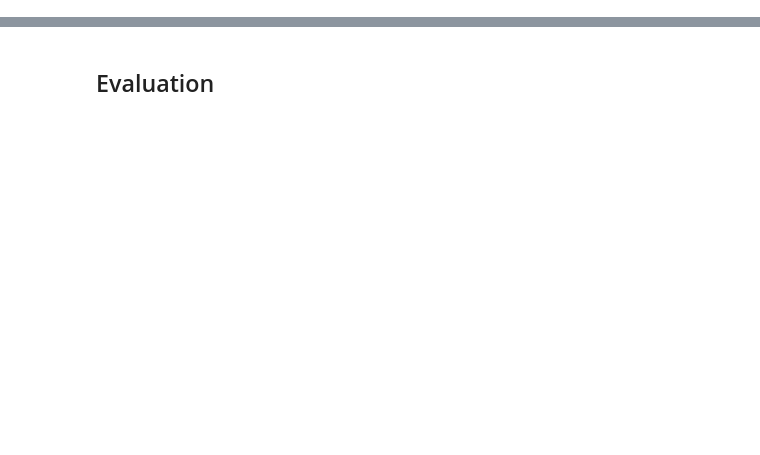
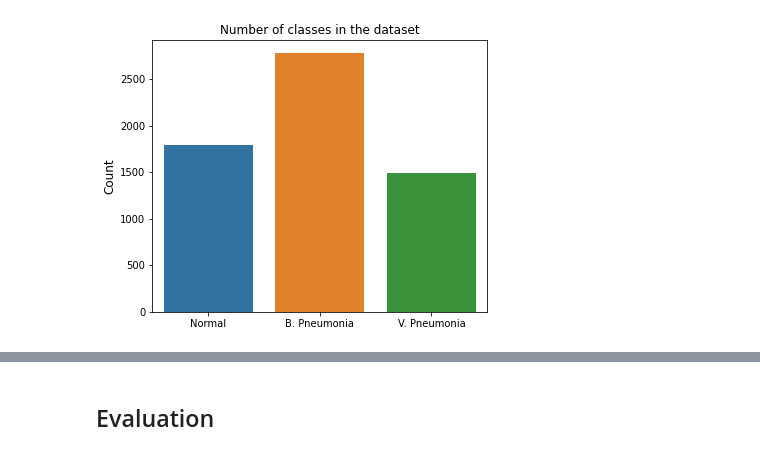
Before and after one commit to fabioachacon/machine_learning, a Jupyter notebook: Computer Vision Projects/Classifying Pneumonia X-Ray Images with Pytorch.ipynb, the cells around one changed output, grey strips where cells are left out. Cells and saved outputs as stored; diff of their text form; code cells hidden in the pictures; blank space fills up the shorter version.

```diff
--- a/Computer Vision Projects/Classifying Pneumonia X-Ray Images with Pytorch.ipynb
+++ b/Computer Vision Projects/Classifying Pneumonia X-Ray Images with Pytorch.ipynb
@@ -113 +121,10 @@ visualize_samples(X_train[y_train==1], rows=2, cols=6, title='PNEUMONIA')
+# %%
+plt.figure(figsize=(6, 5))
+sns.barplot(x=['Normal', 'B. Pneumonia', 'V. Pneumonia'],
+                y=list(Counter(y_true).values()))
+plt.title("Number of classes in the dataset")
+plt.ylabel("Count", size=12)
+plt.show()
+# %% [output]
+[figure, added]
 # %%
```
Also changed, not shown: parts of 31 cells of this notebook.
